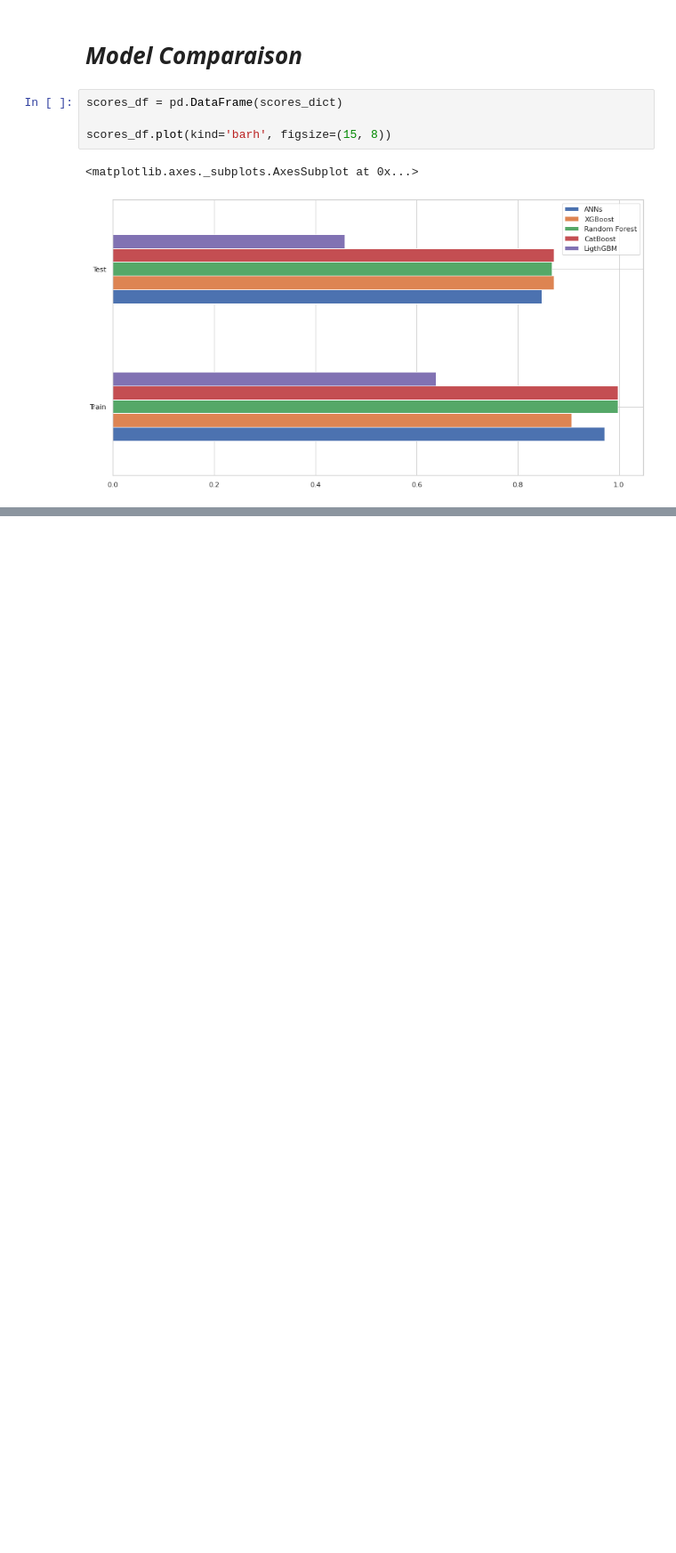
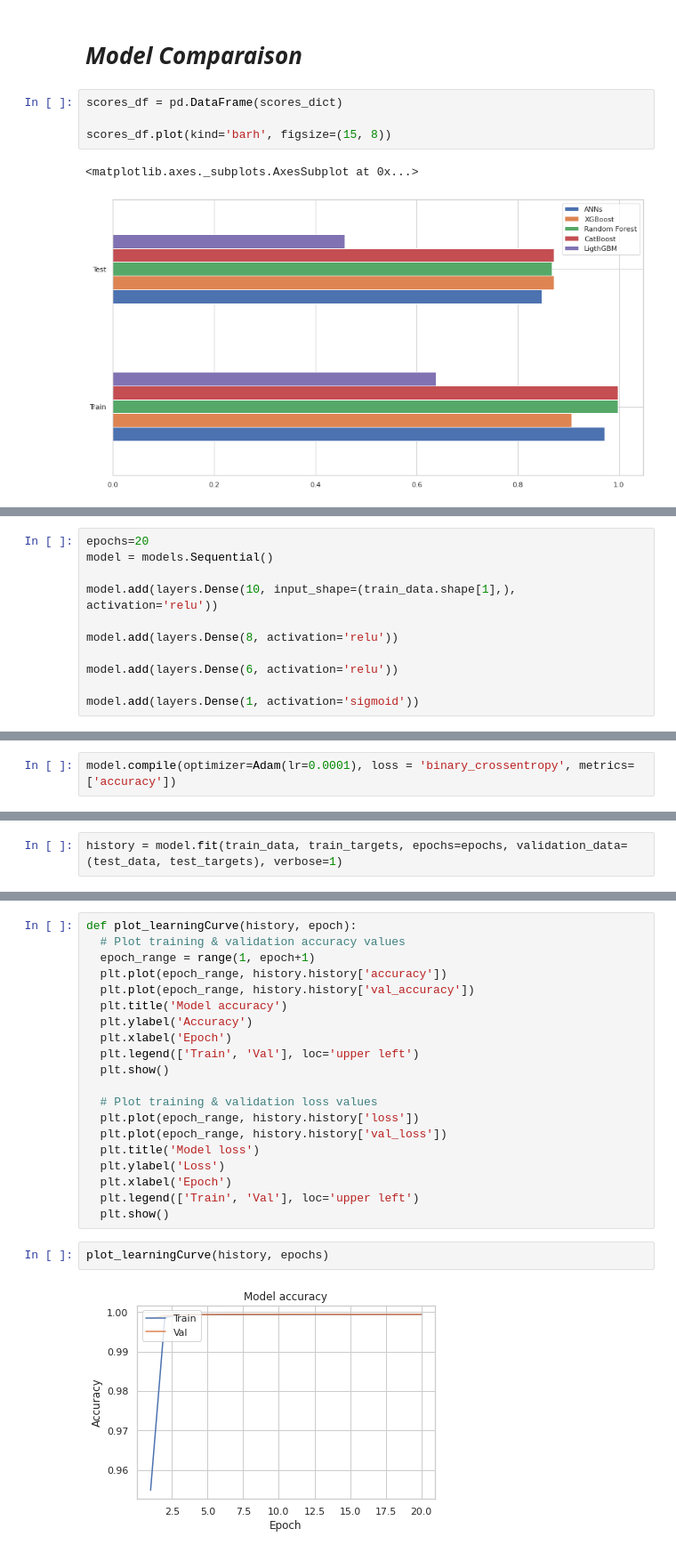
Before and after one commit to Nayim-Imrit/FraudDetection_ML_Techniques, a Jupyter notebook: FraudDetection_ML_Techniques.ipynb, the cells around one changed output, grey strips where cells are left out. Shown at 89% size. Drawn from its saved outputs; the diff is of its cells as text; blank space fills up the shorter version.

```diff
--- a/FraudDetection_ML_Techniques.ipynb
+++ b/FraudDetection_ML_Techniques.ipynb
@@ -1428,0 +1456,11 @@ scores_df.plot(kind='barh', figsize=(15, 8))
+# %%
+epochs=20
+model = models.Sequential()
+
+model.add(layers.Dense(10, input_shape=(train_data.shape[1],), activation='relu'))
+
+model.add(layers.Dense(8, activation='relu'))
+
+model.add(layers.Dense(6, activation='relu'))
+
+model.add(layers.Dense(1, activation='sigmoid'))
@@ -1428,0 +1470,2 @@ scores_df.plot(kind='barh', figsize=(15, 8))
+# %%
+model.compile(optimizer=Adam(lr=0.0001), loss = 'binary_crossentropy', metrics=['accuracy'])
@@ -1428,0 +1492,2 @@ scores_df.plot(kind='barh', figsize=(15, 8))
+# %%
+history = model.fit(train_data, train_targets, epochs=epochs, validation_data=(test_data, test_targets), verbose=1)
@@ -1428,0 +1512,24 @@ scores_df.plot(kind='barh', figsize=(15, 8))
+# %%
+def plot_learningCurve(history, epoch):
+  # Plot training & validation accuracy values
+  epoch_range = range(1, epoch+1)
+  plt.plot(epoch_range, history.history['accuracy'])
+  plt.plot(epoch_range, history.history['val_accuracy'])
+  plt.title('Model accuracy')
+  plt.ylabel('Accuracy')
+  plt.xlabel('Epoch')
+  plt.legend(['Train', 'Val'], loc='upper left')
+  plt.show()
+
+  # Plot training & validation loss values
+  plt.plot(epoch_range, history.history['loss'])
+  plt.plot(epoch_range, history.history['val_loss'])
+  plt.title('Model loss')
+  plt.ylabel('Loss')
+  plt.xlabel('Epoch')
+  plt.legend(['Train', 'Val'], loc='upper left')
+  plt.show()
+# %%
+plot_learningCurve(history, epochs)
+# %% [output]
+[figure, added]
```
Also changed, not shown: parts of 22 cells of this notebook.
